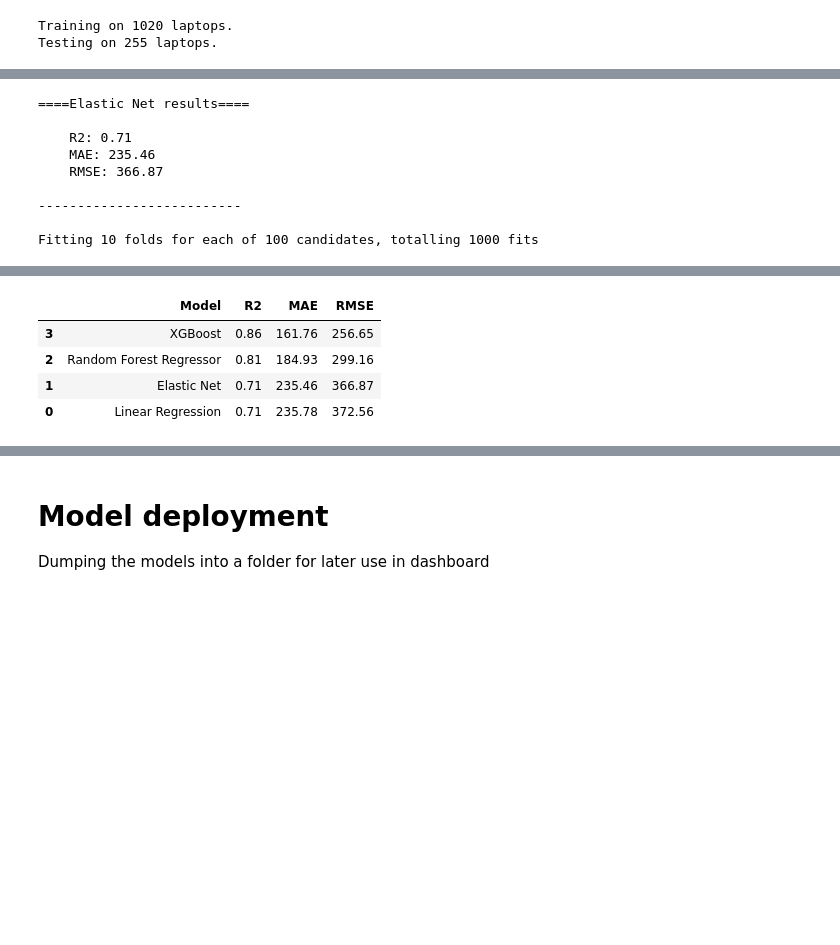
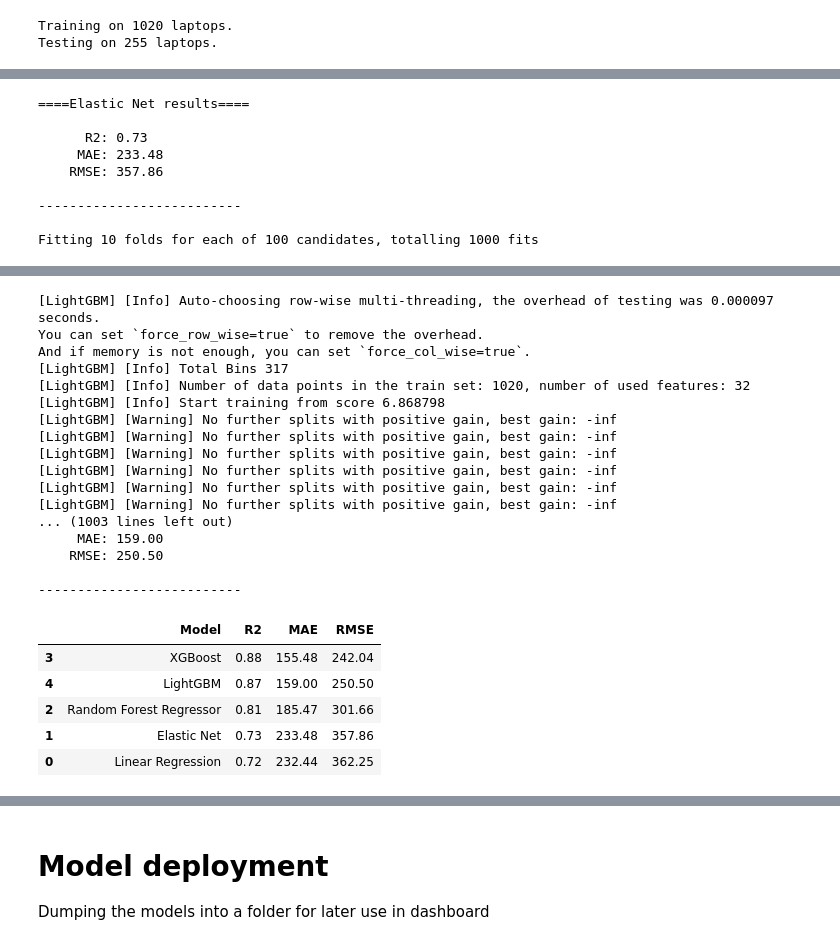
Before and after one commit to NitoBoritto/ML_Laptop_Price_Predictor, a Jupyter notebook: Level 2 Tasks.ipynb, the cells around one changed output, grey strips where cells are left out. Saved outputs shown, nothing was run; the diff lists cells and outputs as text; code cells hidden in the pictures; blank space fills up the shorter version.

Commit message:
Modeling + Clustering Finished

```diff
--- a/Level 2 Tasks.ipynb
+++ b/Level 2 Tasks.ipynb
@@ -1081,14 +1153,10 @@ rfr_results, rfr_model_pipe = tune_and_evaluate(
         "method": "random",
         "n_iter": 100,
         "params": { # Model Parameters
-            # number of trees
-            "n_estimators": randint(100, 500),
-            # maximum number of levels
-            "max_depth": [5, 10, 15, 20, 25, 30, 35, 40, 45, 50, None],
-            # minimum number of samples required to split a node
-            "min_samples_split": randint(2, 10),
-            # number of features to consider on every split
-            "max_features": ["sqrt", "log2", 1.0]
+            "n_estimators": randint(100, 500), # number of trees
+            "max_depth": [5, 10, 15, 20, 25, 30, 35, 40, 45, 50, None], # maximum number of levels
+            "min_samples_split": randint(2, 10), # minimum number of samples required to split a node
+            "max_features": ["sqrt", "log2", 1.0] # number of features to consider on every split
         }
     },
     X_train, X_test, y_train, y_test
@@ -1105,18 +1173,39 @@ xgb_results, xgb_model_pipe = tune_and_evaluate(
     {"method": "grid",
      "n_iter": 100,
      "params": {
-        "n_estimators": [500, 1000, 1100],
-        "max_depth": [5, 6, 9],
-        "eta": [0.01, 0.1, 0.3], # learning rate,
-        "subsample": [0.7, 0.8, 1.0], # prevents overfitting by using 80% of the testing rows per tree
-        "colsample_bytree": [0.6, 0.8, 1.0] # same as subsampling but hides features (RF feature bagging)
+        "n_estimators": [1000, 1100, 1150, 1200],
+        "max_depth": [5, 6, 7],
+        "eta": [0.01, 0.02 , 0.03], # learning rate
+        "subsample": [0.5, 0.6, 0.7], # prevents overfitting by using % of the testing rows per tree
+        "colsample_bytree": [0.8, 0.7, 0.9] # same as subsampling but hides features (RF feature bagging)
      }
     },
     X_train, X_test, y_train, y_test
 )
 
-comparison = pd.DataFrame([lr_results, en_results, rfr_results, xgb_results])
-comparison.sort_values("R2", ascending = False).round(2)
+# LightGBM
+lgbm_results, lgbm_model_pipe = tune_and_evaluate(
+    "LightGBM", LGBMRegressor(
+        random_state= 67,
+        n_jobs = -1,
+    ),
+    {"method": "baysian", # Using baysian search due being more compatible
+     "n_iter": 50, # baysian doesn't need 100
+     "params": {
+         "objective": Categorical(["regression"]),
+         "boosting_type": Categorical(["dart", "gbdt"]), # dart boosing is effective but takes alot of time due to the larger processing load
+         "max_depth": Integer(3, 6),
+         "learning_rate": Real(0.1, 0.3), # eta
+         "num_leaves": Integer(100, 200),
+         "n_estimators": Integer(900, 1500)
+     }
+
+    },
+    X_train, X_test, y_train, y_test
+        )
+
+comparison = pd.DataFrame([lr_results, en_results, rfr_results, xgb_results, lgbm_results])
+comparison.sort_values("  R2", ascending = False).round(2)
 # %% [output]
 ====Linear Regression results====
 
@@ -1127,9 +1216,9 @@ comparison.sort_values("R2", ascending = False).round(2)
 --------------------------
 ====Elastic Net results====
 
-    R2: 0.71
-    MAE: 235.46
-    RMSE: 366.87
+      R2: 0.73
+     MAE: 233.48
+    RMSE: 357.86
 
 --------------------------
 
@@ -1154,5 +1246,23 @@ Fitting 10 folds for each of 324 candidates, totalling 3240 fits
+[LightGBM] [Info] Auto-choosing row-wise multi-threading, the overhead of testing was 0.000097 seconds.
+You can set `force_row_wise=true` to remove the overhead.
+And if memory is not enough, you can set `force_col_wise=true`.
+[LightGBM] [Info] Total Bins 317
+[LightGBM] [Info] Number of data points in the train set: 1020, number of used features: 32
+[LightGBM] [Info] Start training from score 6.868798
+[LightGBM] [Warning] No further splits with positive gain, best gain: -inf
+[LightGBM] [Warning] No further splits with positive gain, best gain: -inf
+[LightGBM] [Warning] No further splits with positive gain, best gain: -inf
+[LightGBM] [Warning] No further splits with positive gain, best gain: -inf
+[LightGBM] [Warning] No further splits with positive gain, best gain: -inf
+[LightGBM] [Warning] No further splits with positive gain, best gain: -inf
+... (1003 lines left out)
+     MAE: 159.00
+    RMSE: 250.50
+
+--------------------------
 |  | Model | R2 | MAE | RMSE |
-| 3 | XGBoost | 0.86 | 161.76 | 256.65 |
-| 2 | Random Forest Regressor | 0.81 | 184.93 | 299.16 |
-| 1 | Elastic Net | 0.71 | 235.46 | 366.87 |
-| 0 | Linear Regression | 0.71 | 235.78 | 372.56 |
+| 3 | XGBoost | 0.88 | 155.48 | 242.04 |
+| 4 | LightGBM | 0.87 | 159.00 | 250.50 |
+| 2 | Random Forest Regressor | 0.81 | 185.47 | 301.66 |
+| 1 | Elastic Net | 0.73 | 233.48 | 357.86 |
+| 0 | Linear Regression | 0.72 | 232.44 | 362.25 |
```
Also changed, not shown: parts of 23 cells of this notebook.
